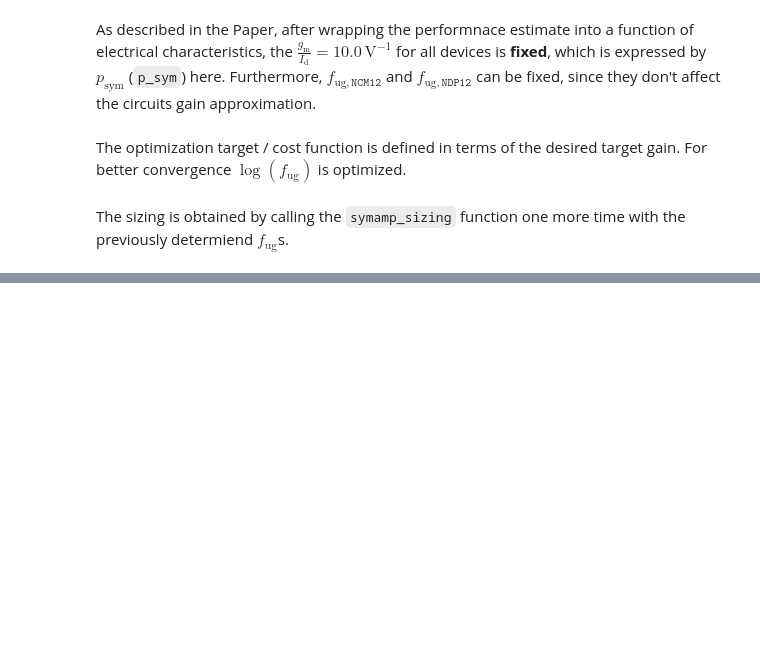
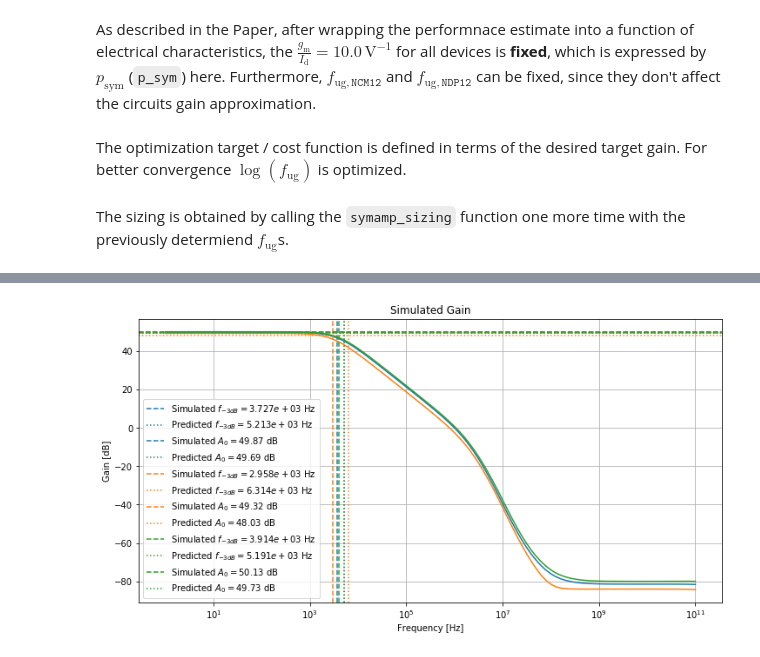
Before and after one commit to AugustUnderground/smacd2021-b4.4, a Jupyter notebook: notebooks/sym_sizing.ipynb, the cells around one changed output, grey strips where cells are left out. Saved outputs shown, nothing was run; the diff lists cells and outputs as text; code cells hidden in the pictures; blank space fills up the shorter version.

```diff
--- a/notebooks/sym_sizing.ipynb
+++ b/notebooks/sym_sizing.ipynb
@@ -390,0 +458,19 @@ The error in performance approximation is due to the inaccuarcy of the simplifie
+# %%
+nmos = PrimitiveDevice("../models/example/130nm-nmos", params_x, params_y)
+pmos = PrimitiveDevice("../models/example/130nm-pmos", params_x, params_y)
+
+sizing_130 = symamp_sizing( gmid_ncm12, gmid_ndp12, gmid_pcm212, gmid_ncm32
+                         , fug_ncm12, fug_ndp12, fug_pcm212, fug_ncm32 )
+sizing_data_130 = pd.concat(sizing_130.values(), names=sizing_130.keys())
+sizing_data_130.index = sizing_130.keys()
+sizing_data_130
+
+A0dB_apx_130, f3dB_apx_130 = approximate( gmid_ncm12, gmid_ndp12, gmid_pcm212, gmid_ncm32
+                                      , fug_ncm12, fug_ndp12, fug_pcm212, fug_ncm32 )
+
+_, freq_130, gain_130, phase_130 = simulate(sizing_data_130, netlist_130)
+
+gf_130 = [gain_130[np.argsort(gain_130)], freq_130[np.argsort(gain_130)]]
+A0dB_tru_130 = gain_130[0]
+A3dB_tru_130 = A0dB_tru_130 - 3.0
+f3dB_tru_130 = pchip_interpolate(*gf_130, [A3dB_tru_130])[0]
@@ -390,0 +479,65 @@ The error in performance approximation is due to the inaccuarcy of the simplifie
+# %%
+fig = plt.figure(figsize=(12,6))
+
+plt.plot(freq_90, gain_90)
+plt.axvline( x=f3dB_tru_90
+           , color="tab:blue"
+           , ls="--"
+           , label=f"Simulated $f_{{-3dB}} = {f3dB_tru_90:.3e}$ Hz")
+plt.axvline( x=f3dB_apx_90
+           , color="tab:blue"
+           , ls=":"
+           , label=f"Predicted $f_{{-3dB}} = {f3dB_apx_90:.3e}$ Hz")
+plt.axhline( y=A0dB_tru_90
+           , color="tab:blue"
+           , ls="--"
+           , label=f"Simulated $A_{{0}} = {A0dB_tru_90:.2f}$ dB")
+plt.axhline( y=A0dB_apx_90
+           , color="tab:blue"
+           , ls=":"
+           , label=f"Predicted $A_{{0}} = {A0dB_apx_90:.2f}$ dB")
+
+plt.plot(freq_45, gain_45)
+plt.axvline( x=f3dB_tru_45
+           , color="tab:orange"
+           , ls="--"
+           , label=f"Simulated $f_{{-3dB}} = {f3dB_tru_45:.3e}$ Hz")
+plt.axvline( x=f3dB_apx_45
+           , color="tab:orange"
+           , ls=":"
+           , label=f"Predicted $f_{{-3dB}} = {f3dB_apx_45:.3e}$ Hz")
+plt.axhline( y=A0dB_tru_45
+           , color="tab:orange"
+           , ls="--"
+           , label=f"Simulated $A_{{0}} = {A0dB_tru_45:.2f}$ dB")
+plt.axhline( y=A0dB_apx_45
+           , color="tab:orange"
+           , ls=":"
+           , label=f"Predicted $A_{{0}} = {A0dB_apx_45:.2f}$ dB")
+
+plt.plot(freq_130, gain_130)
+plt.axvline( x=f3dB_tru_130
+           , color="tab:green"
+           , ls="--"
+           , label=f"Simulated $f_{{-3dB}} = {f3dB_tru_130:.3e}$ Hz")
+plt.axvline( x=f3dB_apx_130
+           , color="tab:green"
+           , ls=":"
+           , label=f"Predicted $f_{{-3dB}} = {f3dB_apx_130:.3e}$ Hz")
+plt.axhline( y=A0dB_tru_130
+           , color="tab:green"
+           , ls="--"
+           , label=f"Simulated $A_{{0}} = {A0dB_tru_130:.2f}$ dB")
+plt.axhline( y=A0dB_apx_130
+           , color="tab:green"
+           , ls=":"
+           , label=f"Predicted $A_{{0}} = {A0dB_apx_130:.2f}$ dB")
+
+plt.xscale("log")
+plt.legend()
+plt.title("Simulated Gain")
+plt.xlabel("Frequency [Hz]")
+plt.ylabel("Gain [dB]")
+plt.grid("on")
+# %% [output]
+[figure, added]
```
Also changed, not shown: parts of 19 cells of this notebook.
